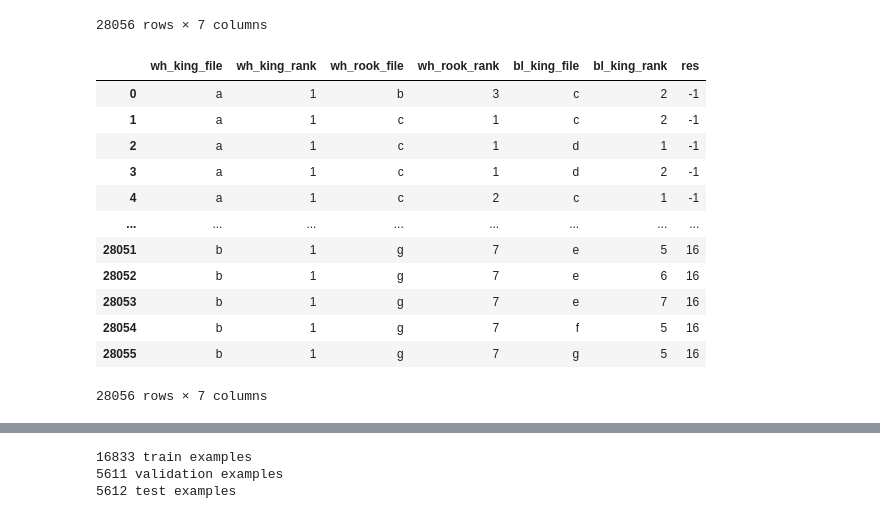
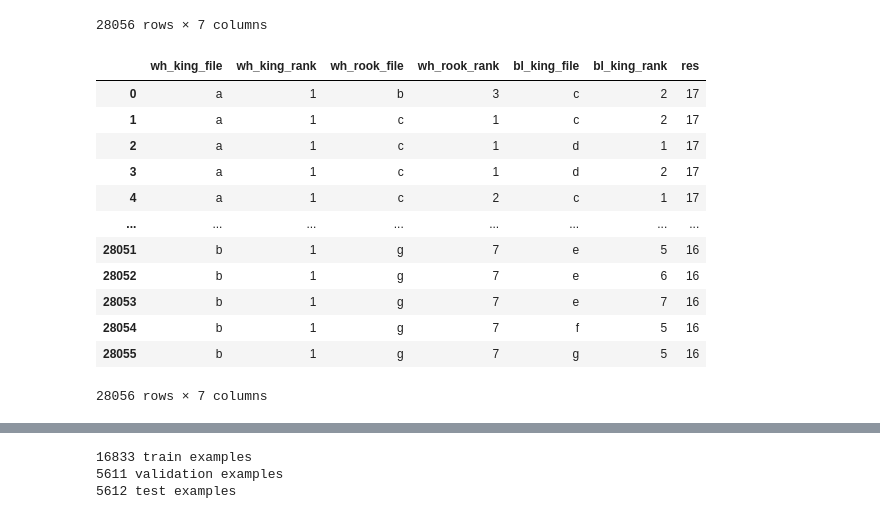
Before and after one commit to pacifi5t/neural-networks, a Jupyter notebook: lab1.ipynb, the cells around one changed output, grey strips where cells are left out. Cells and saved outputs as stored; diff of their text form; code cells hidden in the pictures.

```diff
--- a/lab1.ipynb
+++ b/lab1.ipynb
@@ -24,33 +26,33 @@ dataframe
 28056 rows × 7 columns
 # %%
 dataframe = dataframe.replace({
-    "draw": -1,
     "zero": 0,
     "one": 1,
     "two": 2,
     "three": 3,
     "four": 4,
     "five": 5,
     "six": 6,
     "seven": 7,
     "eight": 8,
     "nine": 9,
     "ten": 10,
     "eleven": 11,
     "twelve": 12,
     "thirteen": 13,
     "fourteen": 14,
     "fifteen": 15,
     "sixteen": 16,
+    "draw": 17,
 })
 dataframe
 # %% [output]
 |  | wh_king_file | wh_king_rank | wh_rook_file | wh_rook_rank | bl_king_file | bl_king_rank | res |
-| 0 | a | 1 | b | 3 | c | 2 | -1 |
-| 1 | a | 1 | c | 1 | c | 2 | -1 |
-| 2 | a | 1 | c | 1 | d | 1 | -1 |
-| 3 | a | 1 | c | 1 | d | 2 | -1 |
-| 4 | a | 1 | c | 2 | c | 1 | -1 |
+| 0 | a | 1 | b | 3 | c | 2 | 17 |
+| 1 | a | 1 | c | 1 | c | 2 | 17 |
+| 2 | a | 1 | c | 1 | d | 1 | 17 |
+| 3 | a | 1 | c | 1 | d | 2 | 17 |
+| 4 | a | 1 | c | 2 | c | 1 | 17 |
 | ... | ... | ... | ... | ... | ... | ... | ... |
 | 28051 | b | 1 | g | 7 | e | 5 | 16 |
 | 28052 | b | 1 | g | 7 | e | 6 | 16 |
```
Also changed, not shown: parts of 10 cells of this notebook, 1 other file.
